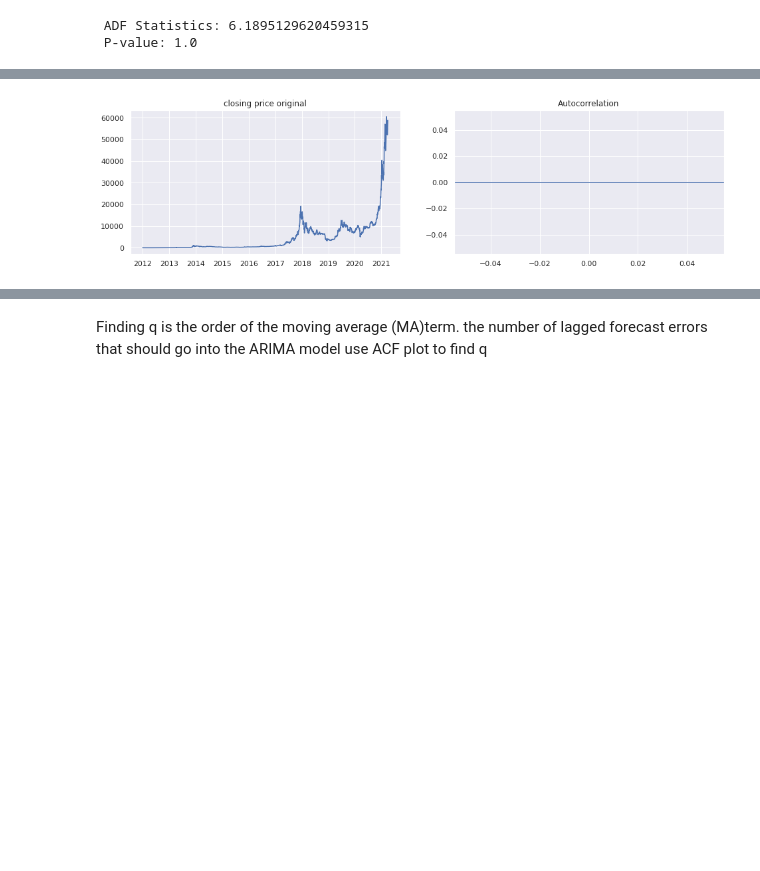
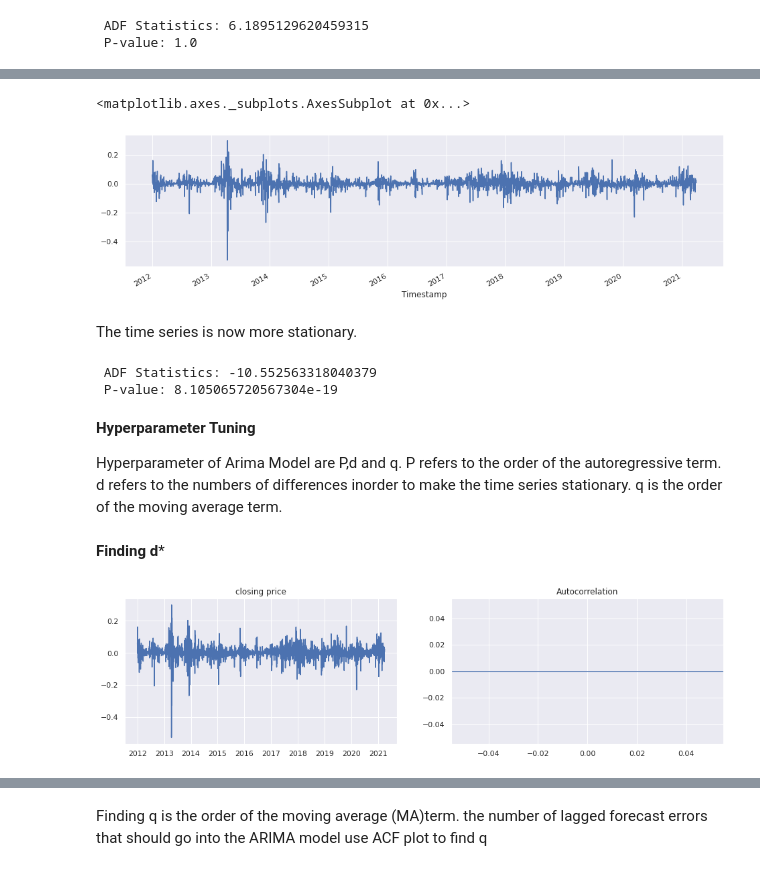
Before and after one commit to zhouchun0105/BA780-project, a Jupyter notebook: Bitcoin_Price_and_its_Movement_Direction_Prediction_2.ipynb, the cells around one changed output, grey strips where cells are left out. Saved outputs shown, nothing was run; the diff lists cells and outputs as text; code cells hidden in the pictures; blank space fills up the shorter version.

```diff
--- a/Bitcoin_Price_and_its_Movement_Direction_Prediction_2.ipynb
+++ b/Bitcoin_Price_and_its_Movement_Direction_Prediction_2.ipynb
@@ -261,13 +287,38 @@ print(f" P-value: {test_adf[1]}")
+# %%
+#use log to remove non-linearity
+transformed_df = pd.Series(log(df["Close"])).diff().dropna()
+
+transformed_df.plot(figsize=(16, 4))
+# %% [output]
+<matplotlib.axes._subplots.AxesSubplot at 0x...>
+[figure, added]
+# %% [markdown]
+The time series is now more stationary.
+# %%
+#run the adf test with modified data
+results = adfuller(transformed_df)
+
+print(f" ADF Statistics: {results[0]}")
+print(f" P-value: {results[1]}")
+# %% [output]
+ ADF Statistics: -10.552563318040379
+ P-value: 8.105065720567304e-19
+# %% [markdown]
+**Hyperparameter Tuning**
+
+Hyperparameter of Arima Model are P,d and q. P refers to the order of the autoregressive term. d refers to the numbers of differences inorder to make the time series stationary. q is the order of the moving average term.
 # %%
 #Autocorrelation Function (ACF)
 from statsmodels.graphics.tsaplots import plot_acf
+# %% [markdown]
+**Finding d***
 # %%
 #finding d- order of differencing
 fig, (ax1, ax2)= plt.subplots(1, 2, figsize= (16, 4))
 
-ax1.plot(df.Close)
-ax1.set_title('closing price original')
+ax1.plot(transformed_df)
+ax1.set_title('closing price')
 plot_acf(df.Close, ax= ax2);
 # %% [output]
-[figure, old version]
+[figure, new version]
 # %%
```
Also changed, not shown: parts of 30 cells of this notebook.
